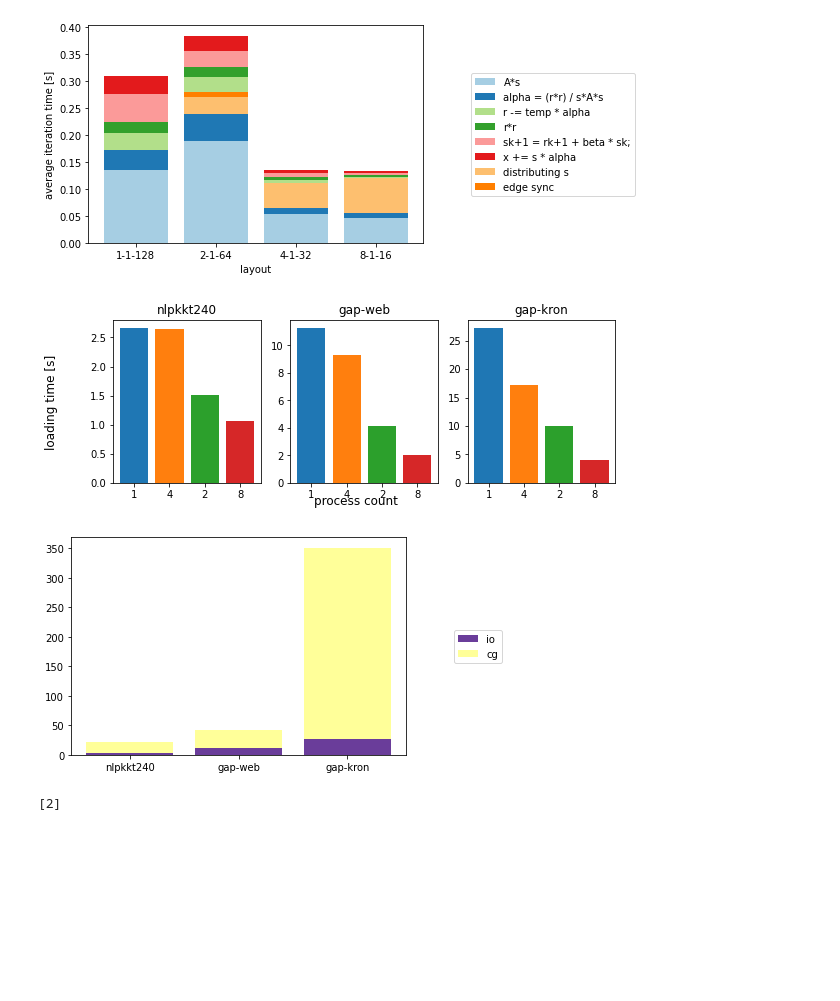
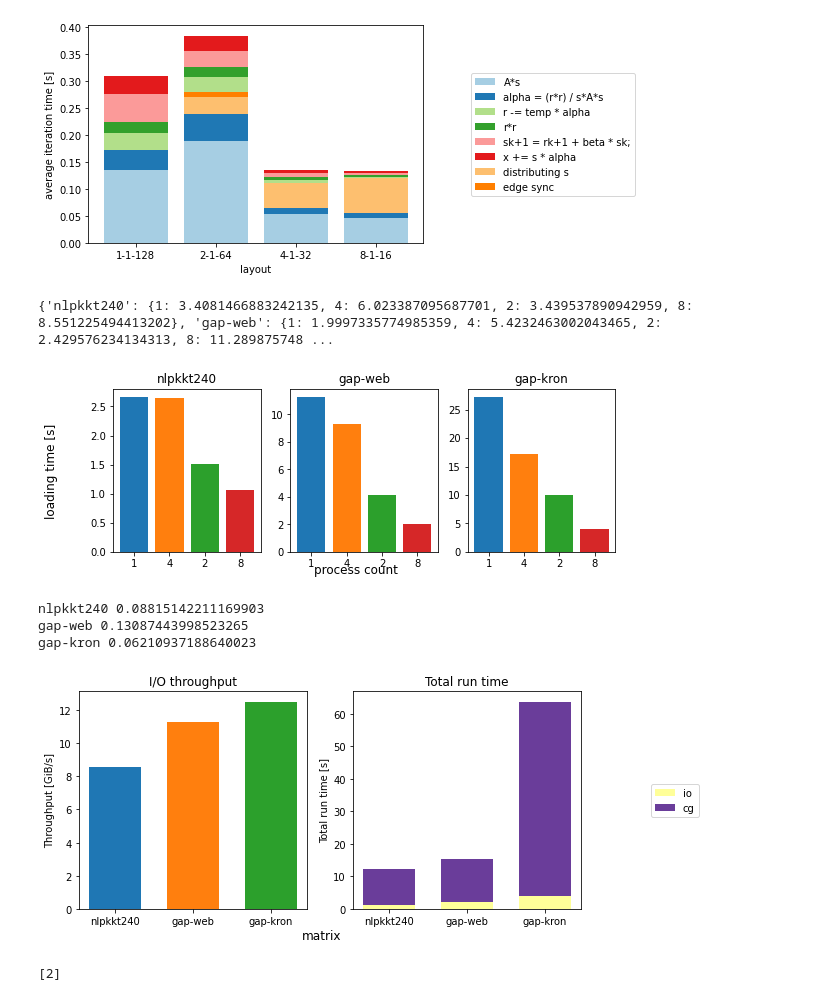
Before and after one commit to rurabori/diploma_research, a Jupyter notebook: scripts/data_analysis/graphs.ipynb, the cells around one changed output. Cells and saved outputs as stored; diff of their text form; code cells hidden in the pictures; blank space fills up the shorter version.

Commit message:
Add some IO figures.

```diff
--- a/scripts/data_analysis/graphs.ipynb
+++ b/scripts/data_analysis/graphs.ipynb
@@ -356,6 +356,9 @@ matrix_sizes = {'nlpkkt240': 9762418948.,
                 'gap-web': 24235139424.,
                 'gap-kron': 53213206960.}
 
+
+throughput = {matrix: {np: (size / (1024 ** 3)) / time for np,
+                       time in io_stats[matrix].items()} for matrix, size in matrix_sizes.items()}
 
 fig, axes = plt.subplots(1, 3, figsize=(9, 3))
 
@@ -372,33 +375,54 @@ for i, matrix in enumerate(matrix_sizes.keys()):
 
 #handles, labels = fig.gca().get_legend_handles_labels()
 #by_label = dict(zip(labels, handles))
-#lgd = fig.legend(
+# lgd = fig.legend(
 #    by_label.values(), by_label.keys(), loc="center left", bbox_to_anchor=(1, 0.5)
-#)
+# )
 
 supx = fig.supxlabel("process count")
 supy = fig.supylabel("loading time [s]")
 fig.savefig('io_all.pdf', bbox_extra_artists=(supx, supy), bbox_inches='tight')
+print(throughput)
 # %% [output]
+{'nlpkkt240': {1: 3.4081466883242135, 4: 6.023387095687701, 2: 3.439537890942959, 8: 8.551225494413202}, 'gap-web': {1: 1.9997335774985359, 4: 5.4232463002043465, 2: 2.429576234134313, 8: 11.289875748 ...
 [figure]
 # %%
-fig, ax = plt.subplots()
+fig, ax = plt.subplots(1, 2, figsize=(9,4))
 
 for i, matrix in enumerate(matrix_sizes.keys()):
     io_data = io_stats[matrix]
+    tp_data = throughput[matrix]
     sp_data = sp_stats[matrix]
-    ax.bar(i*0.5, io_data[1], width=0.4, color=get_color('io'), label='io')
-    ax.bar(i*0.5, sp_data['128']['cg']['total'],
-           bottom=io_data[1], width=0.4, color=get_color('cg'), label='cg')
+    ax[1].bar(i*0.3, io_data[8], width=0.2, label='io', color=get_color('io'))
+    ax[1].bar(i*0.3, cg_dim_ds[matrix]['8-1-16']['cg']['total'],
+           bottom=io_data[8], width=0.2, color=get_color('cg'), label='cg')
+    ax[0].bar(i*0.3, tp_data[8], width=0.2, label='x')
+    print(matrix, io_data[8] / (io_data[8] + cg_dim_ds[matrix]['8-1-16']['cg']['total']))
 
-ax.set_xticks(np.arange(len(matrix_sizes)) * 0.5, matrix_sizes.keys())
+
+ax[0].set_title('I/O throughput')
+
+ax[1].set_title('Total run time')
+
+ax[1].set_ylabel('Total run time [s]')
+ax[0].set_ylabel('Throughput [GiB/s]')
+
+ax[1].set_xticks(np.arange(len(matrix_sizes)) * 0.3, matrix_sizes.keys())
+ax[0].set_xticks(np.arange(len(matrix_sizes)) * 0.3, matrix_sizes.keys())
+
+supy = fig.supxlabel('matrix')
 handles, labels = fig.gca().get_legend_handles_labels()
 by_label = dict(zip(labels, handles))
 lgd = fig.legend(
     by_label.values(), by_label.keys(), loc="center left", bbox_to_anchor=(1, 0.5)
 )
+
+fig.savefig('io_mp.pdf', bbox_extra_artists=(lgd, supy), bbox_inches='tight')
 # %% [output]
+nlpkkt240 0.08815142211169903
+gap-web 0.13087443998523265
+gap-kron 0.06210937188640023
-[figure, old version]
+[figure, new version]
 # %%
 fig, ax = plt.subplots()
 
```
Also changed, not shown: 3 other files.
